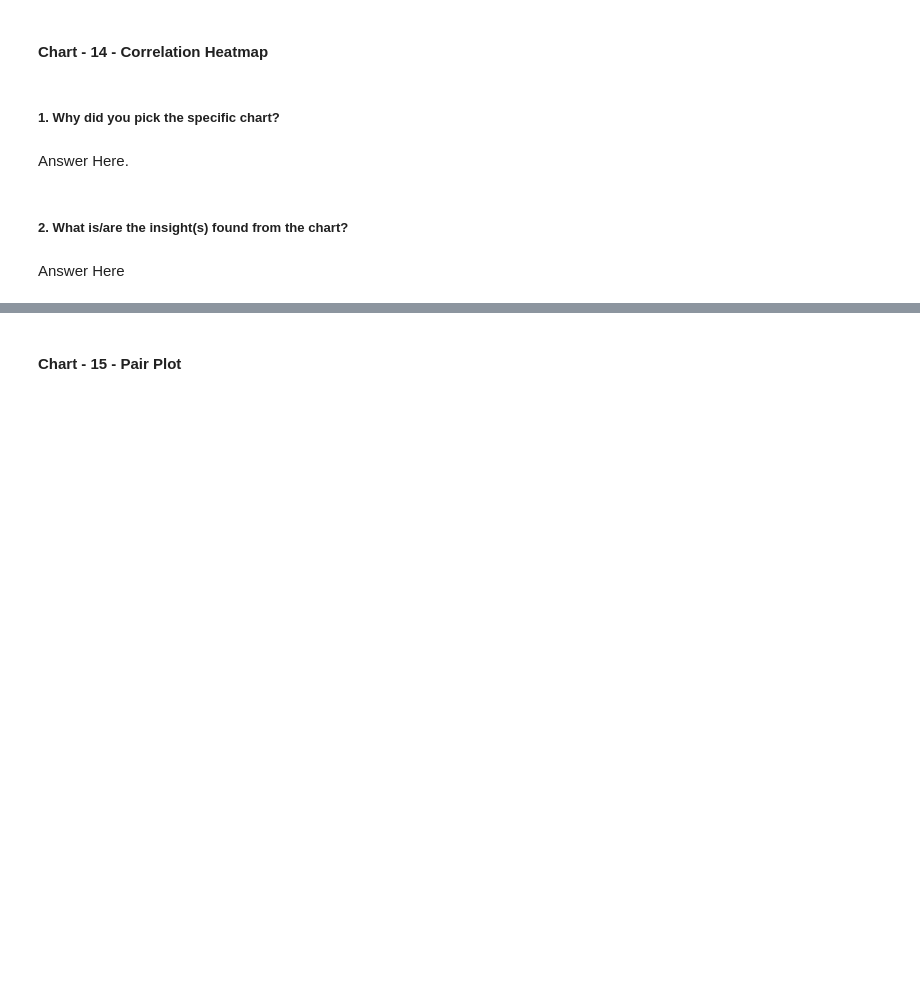
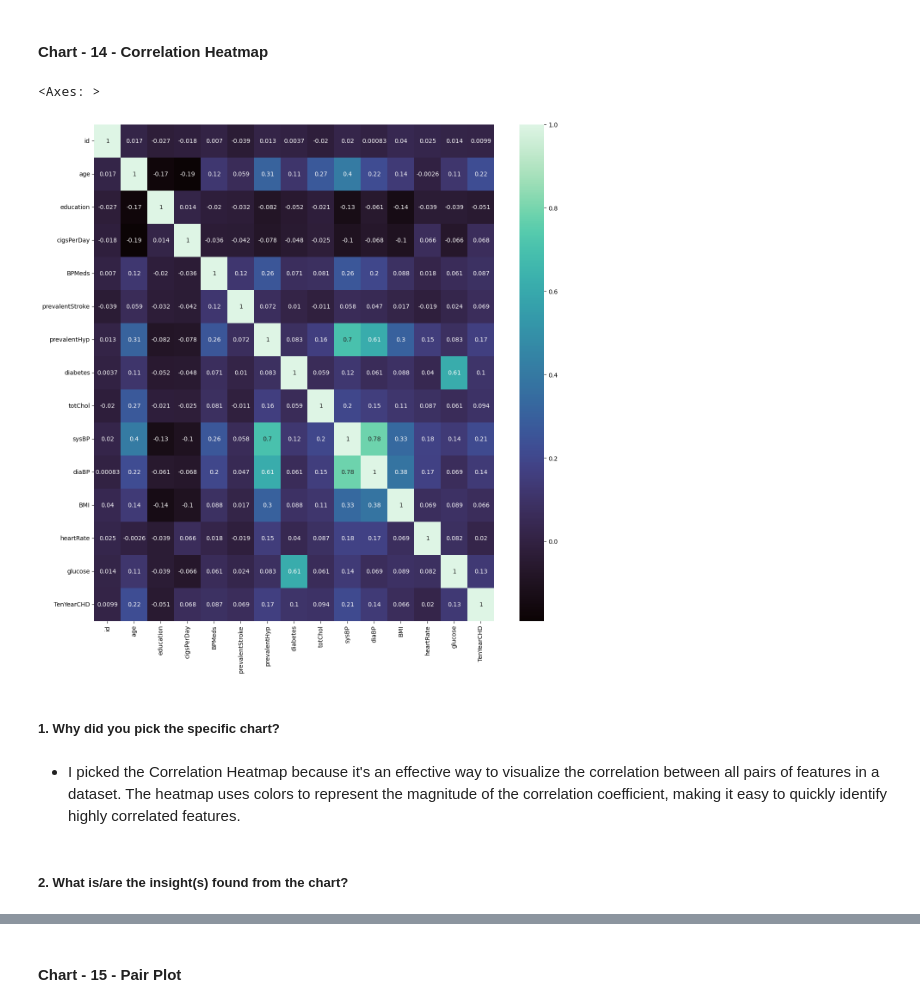
Before and after one commit to Navjotkhatri/CARDIOVASCULAR-RISK-PREDICTION, a Jupyter notebook: Cardiovascular_Risk_Prediction.ipynb, the cells around one changed output, grey strips where cells are left out. Drawn from its saved outputs; the diff is of its cells as text; code cells hidden in the pictures; blank space fills up the shorter version.

```diff
--- a/Cardiovascular_Risk_Prediction.ipynb
+++ b/Cardiovascular_Risk_Prediction.ipynb
@@ -744,8 +757,14 @@ Answer Here
+# %%
+# Correlation Heatmap visualization code
+plt.figure(figsize=(15,15))
+correlation = df.corr()
+sns.heatmap((correlation), annot=True, cmap=sns.color_palette("mako", as_cmap=True))
+# %% [output]
+<Axes: >
+[figure, added]
 # %% [markdown]
 ##### 1. Why did you pick the specific chart?
-# %% [markdown]
-Answer Here.
+# %% [markdown]
+* I picked the Correlation Heatmap because it's an effective way to visualize the correlation between all pairs of features in a dataset. The heatmap uses colors to represent the magnitude of the correlation coefficient, making it easy to quickly identify highly correlated features.
 # %% [markdown]
 ##### 2. What is/are the insight(s) found from the chart?
-# %% [markdown]
-Answer Here
```
Also changed, not shown: parts of 24 cells of this notebook.
